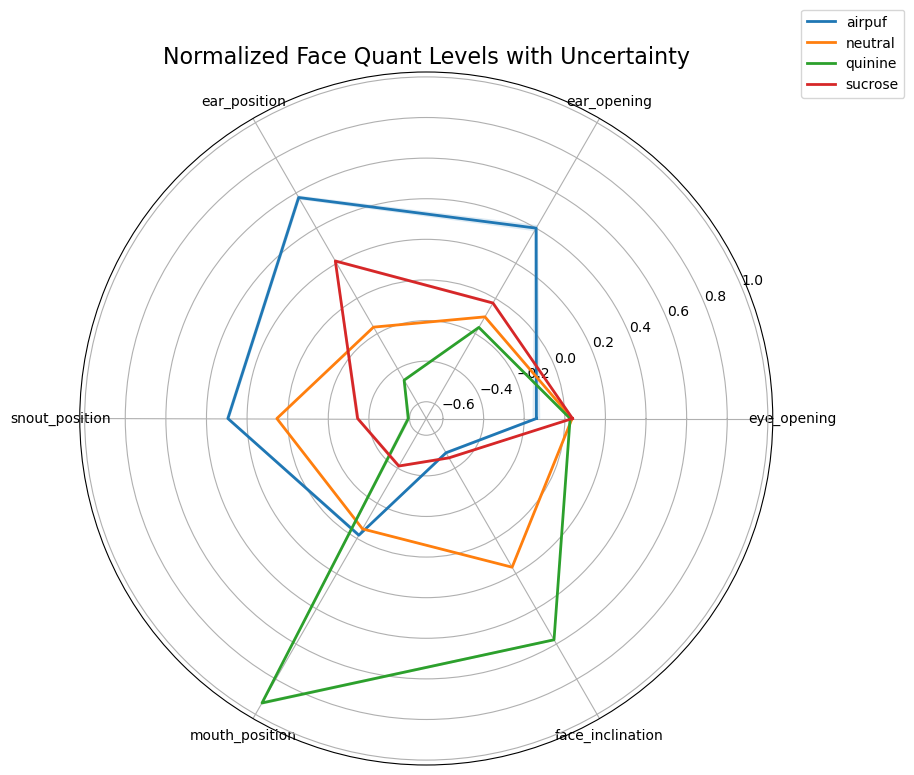
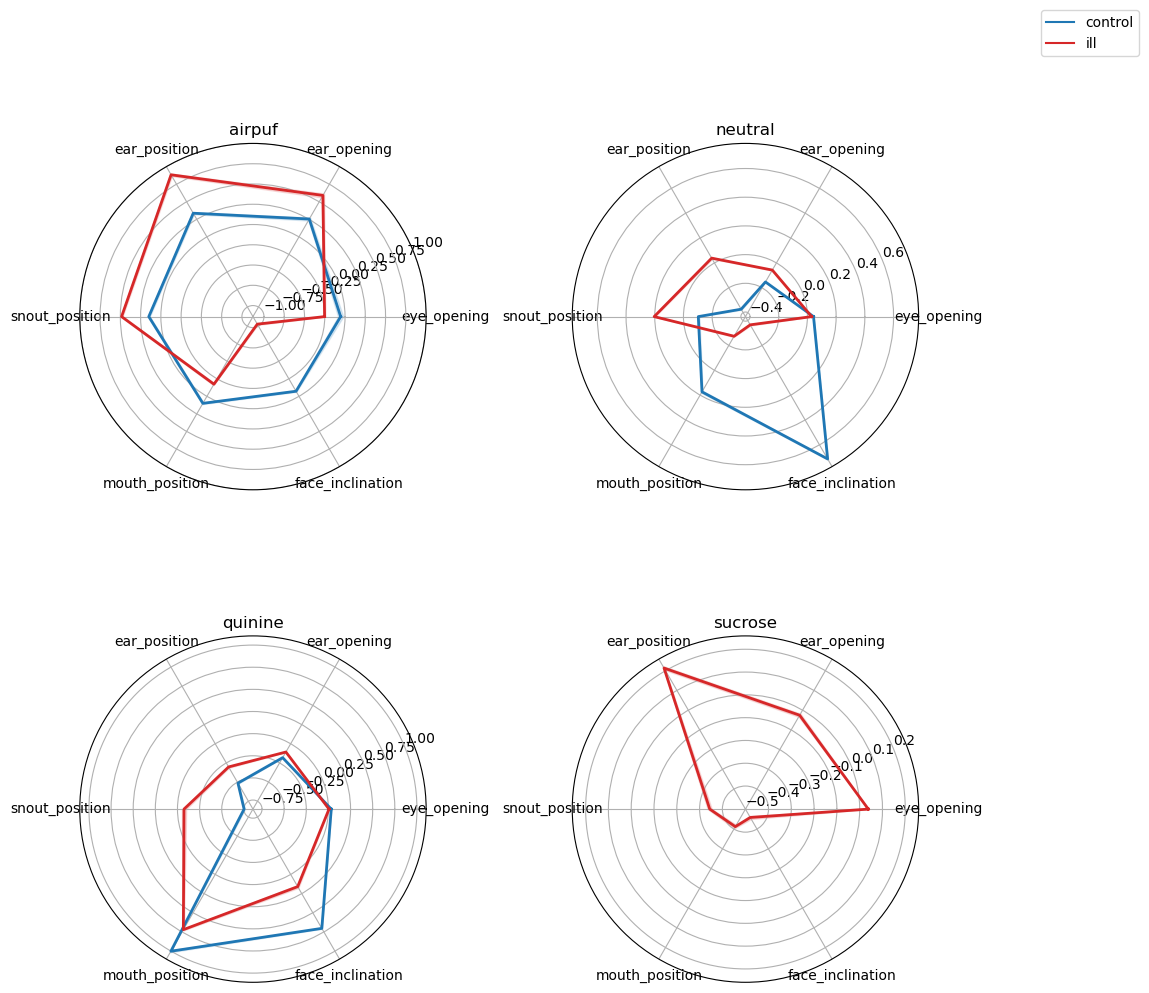
Unified diff of the notebook cell whose output changed from the first chart to the second:
--- before
+++ after
@@ -1,4 +1,5 @@
 import matplotlib.pyplot as plt
 import numpy as np
+import math
 
 labels = quant_cols
@@ -6,23 +7,69 @@
 angles += angles[:1]
 
-fig, ax = plt.subplots(figsize=(9, 9), subplot_kw=dict(polar=True))
+stimuli = sorted(fq_df["stimuli"].unique())
+groups = sorted(fq_df["group"].unique())
 
-for stim in mean_df.index:
-    values = mean_df.loc[stim].tolist()
-    values += values[:1]
+# Explicit colors per group
+group_colors = {
+    "ill": "tab:red",
+    "control": "tab:blue",
+}
 
-    sem = sem_df.loc[stim].tolist()
-    sem += sem[:1]
+cols = 2
+rows = math.ceil(len(stimuli) / cols)
 
-    lower = np.array(values) - np.array(sem)
-    upper = np.array(values) + np.array(sem)
+fig, axes = plt.subplots(
+    rows, cols,
+    figsize=(cols * 5, rows * 5),
+    subplot_kw=dict(polar=True)
+)
 
-    ax.plot(angles, values, linewidth=2, label=stim)
-    ax.fill_between(angles, lower, upper, alpha=0.15)
-    
-ax.set_xticks(angles[:-1])
-ax.set_xticklabels(labels)
-ax.set_title("Normalized Face Quant Levels with Uncertainty", size=16)
-ax.legend(loc="upper right", bbox_to_anchor=(1.2, 1.1))
+axes = axes.flatten()
 
+for ax, stim in zip(axes, stimuli):
+
+    stim_df = fq_df[fq_df["stimuli"] == stim]
+
+    stim_mean = stim_df.groupby("group")[quant_cols].mean()
+    stim_sem  = stim_df.groupby("group")[quant_cols].sem()
+
+    for group in groups:
+        if group not in stim_mean.index:
+            continue
+
+        values = stim_mean.loc[group].tolist()
+        values += values[:1]
+
+        sem = stim_sem.loc[group].tolist()
+        sem += sem[:1]
+
+        lower = np.array(values) - np.array(sem)
+        upper = np.array(values) + np.array(sem)
+
+        color = group_colors.get(group, "gray")
+
+        ax.plot(angles, values, linewidth=2, label=group, color=color)
+        ax.fill_between(angles, lower, upper, alpha=0.15, color=color)
+
+    ax.set_xticks(angles[:-1])
+    ax.set_xticklabels(labels)
+    ax.set_title(stim)
+
+# Hide unused axes
+for ax in axes[len(stimuli):]:
+    ax.set_visible(False)
+
+# Global legend with correct colors
+handles = []
+labels_legend = []
+
+for group in groups:
+    color = group_colors.get(group, "gray")
+    h, = axes[0].plot([], [], label=group, color=color)
+    handles.append(h)
+    labels_legend.append(group)
+
+fig.legend(handles, labels_legend, loc="upper right", bbox_to_anchor=(1.15, 1.05))
+
+plt.tight_layout()
 plt.show()

Commit: facet wraped